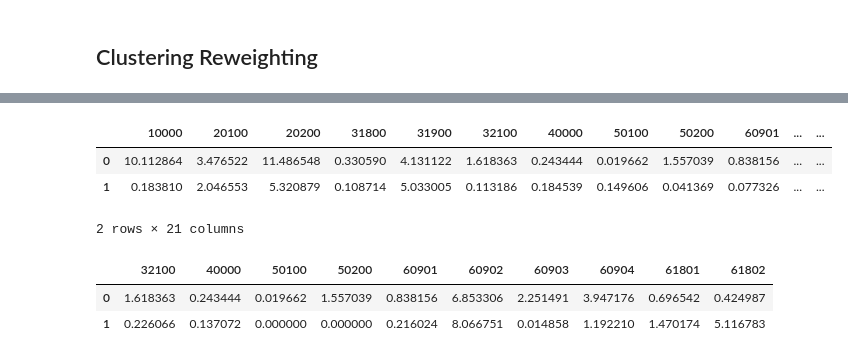
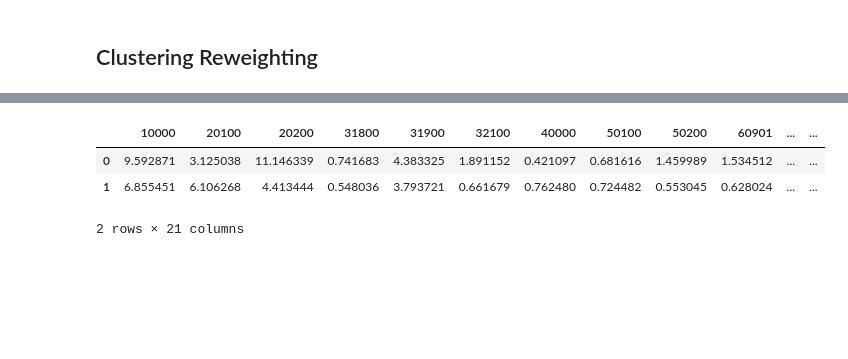
Before and after one commit to ShawnZhaoMX/RearEndCrashGeneration, a Jupyter notebook: CrashGenerationModel.ipynb, the cells around one changed output, grey strips where cells are left out. Saved outputs shown, nothing was run; the diff lists cells and outputs as text; code cells hidden in the pictures; blank space fills up the shorter version.

```diff
--- a/CrashGenerationModel.ipynb
+++ b/CrashGenerationModel.ipynb
@@ -402,8 +402,8 @@ dist_thresholds = np.load('.\\utils_data\\hc_fddtw_dist_thres.npy')
 # %%
 ## read the ID of train, val, test dataset
 import pickle
-with open('.\\utils_data\\Idx_fd_02_split.pkl', 'rb') as f:
-# with open('.\\utils_data\\Idx_fd_50_split.pkl', 'rb') as f:
+# with open('.\\utils_data\\Idx_fd_02_split.pkl', 'rb') as f:
+with open('.\\utils_data\\Idx_fd_50_split.pkl', 'rb') as f:
     list_train_val_test = pickle.load(f)
 list_train_val_test = list_train_val_test[0]
 
@@ -531,8 +558,8 @@ Use distance matrix to do clustering
 # dm_rawgen = np.vstack((dm_rawgen110,dm_rawgen1115))
 # np.save('.\\utils_data\\hc_dtw_dm_50.npy',dm_rawgen)
 # %%
-dm_rawgen = np.load('.\\utils_data\\hc_dtw_dm_02.npy')
-# dm_rawgen = np.load('.\\utils_data\\hc_dtw_dm_50.npy')
+# dm_rawgen = np.load('.\\utils_data\\hc_dtw_dm_02.npy')
+dm_rawgen = np.load('.\\utils_data\\hc_dtw_dm_50.npy')
 # %%
 def assign_label_based_on_dm(dm_rawgen,y_raw):
     labels = np.unique(y_raw)
@@ -631 +661,6 @@ def proportionTable(Y,W,n_cluster=6):
+# %%
+df_gen['reweight'] = df_gen['weight']
+df_gen.loc[~df_gen['qualify'],"reweight"]=0
+for v_idx in np.arange(1,16):
+    df_gen.loc[df_gen['idx']==v_idx,"reweight"] *= np.sum(df_gen.loc[df_gen['idx']==v_idx,"weight"])/np.sum(df_gen.loc[df_gen['idx']==v_idx,"reweight"])
 # %%
@@ -679,3 +734,9 @@ y_gen_train_nf = y_gen_train_nf[::97]
+# %%
+Weight_gen_train_f = extract_data_from_dfgen(df_gen,'reweight',split_type='train',nofilter=False)
+Weight_gen_train_nf = extract_data_from_dfgen(df_gen,'weight',split_type='train',nofilter=True)
+
+y_gen_train_f = extract_data_from_dfgen(df_gen,'label',split_type='train',nofilter=False)
+y_gen_train_nf = extract_data_from_dfgen(df_gen,'label',split_type='train',nofilter=True)
 # %%
 # Weight_gen_train_f = extract_data_from_dfgen(df_gen,ID_train,para = 'weight',nofilter=False)
 # Weight_gen_train_nf = extract_data_from_dfgen(df_gen,ID_train,para = 'weight',nofilter=True)
@@ -683,15 +744,10 @@ y_gen_train_nf = y_gen_train_nf[::97]
 # y_gen_train_f = extract_data_from_dfgen(df_gen,ID_train,para = 'label',nofilter=False)
 # y_gen_train_nf = extract_data_from_dfgen(df_gen,ID_train,para = 'label',nofilter=True)
 # %%
-proportionTable([y_raw[ID_train-1],y_gen_train_f],[Weight_raw[ID_train-1],Weight_gen_train_f])
+df_train_prop = proportionTable([y_raw[ID_train-1],y_gen_train_f],[Weight_raw[ID_train-1],Weight_gen_train_f])
+df_train_prop
 # %% [output]
 |  | 10000 | 20100 | 20200 | 31800 | 31900 | 32100 | 40000 | 50100 | 50200 | 60901 | ... | ... |
-| 0 | 10.112864 | 3.476522 | 11.486548 | 0.330590 | 4.131122 | 1.618363 | 0.243444 | 0.019662 | 1.557039 | 0.838156 | ... | ... |
-| 1 | 0.183810 | 2.046553 | 5.320879 | 0.108714 | 5.033005 | 0.113186 | 0.184539 | 0.149606 | 0.041369 | 0.077326 | ... | ... |
+| 0 | 9.592871 | 3.125038 | 11.146339 | 0.741683 | 4.383325 | 1.891152 | 0.421097 | 0.681616 | 1.459989 | 1.534512 | ... | ... |
+| 1 | 6.855451 | 6.106268 | 4.413444 | 0.548036 | 3.793721 | 0.661679 | 0.762480 | 0.724482 | 0.553045 | 0.628024 | ... | ... |
 2 rows × 21 columns
-# %%
-proportionTable([y_raw[ID_train-1],y_gen_train],[Weight_raw[ID_train-1],Weight_gen_train]).iloc[:,5:15]
-# %% [output]
-|  | 32100 | 40000 | 50100 | 50200 | 60901 | 60902 | 60903 | 60904 | 61801 | 61802 |
-| 0 | 1.618363 | 0.243444 | 0.019662 | 1.557039 | 0.838156 | 6.853306 | 2.251491 | 3.947176 | 0.696542 | 0.424987 |
-| 1 | 0.226066 | 0.137072 | 0.000000 | 0.000000 | 0.216024 | 8.066751 | 0.014858 | 1.192210 | 1.470174 | 5.116783 |
```
Also changed, not shown: parts of 23 cells of this notebook, 2 other files.
